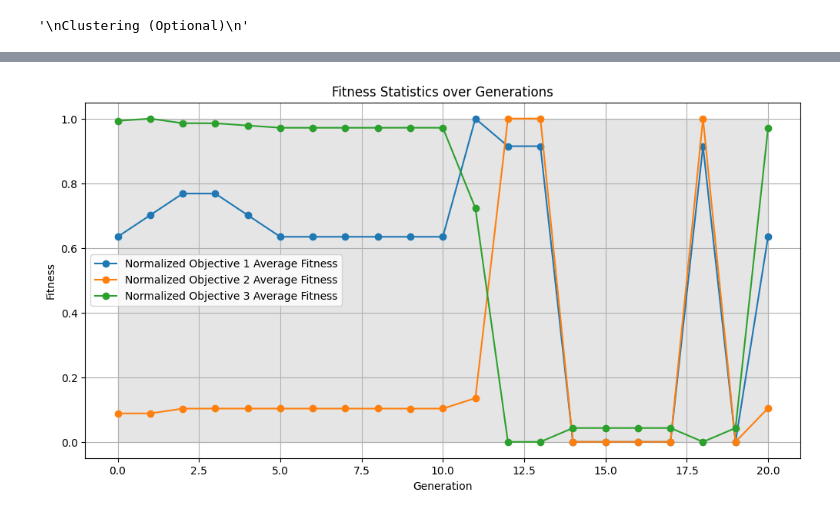
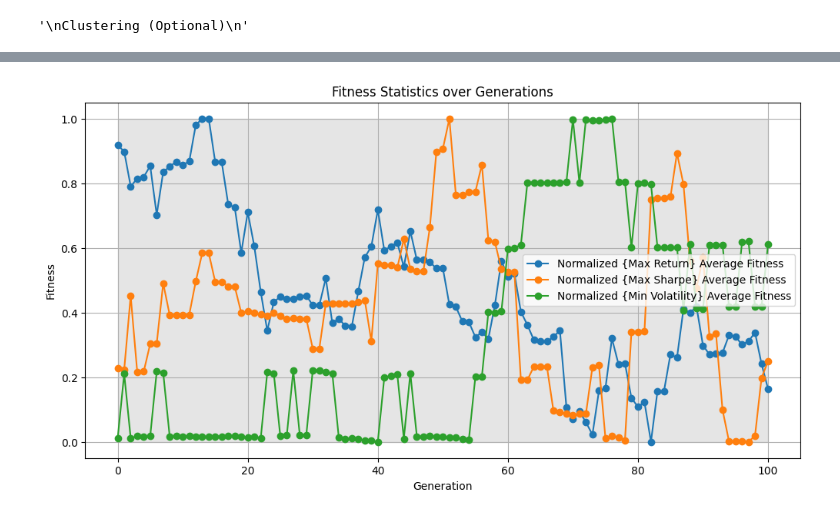
Before and after one commit to jemjemzzZ/Portfolio-Optimization-Research, a Jupyter notebook: Q1/ga_framework.ipynb, the cells around one changed output, grey strips where cells are left out. Saved outputs shown, nothing was run; the diff lists cells and outputs as text; code cells hidden in the pictures.

```diff
--- a/Q1/ga_framework.ipynb
+++ b/Q1/ga_framework.ipynb
@@ -94,5 +96,5 @@ def run_ga(pop_size, num_generations):
     return pop, hof, stats, logbook
 
 # Example run
-population, pareto_front, stats, logbook = run_ga(5, 20)  # 5 individuals, 20 generations
+population, pareto_front, stats, logbook = run_ga(50, 100)  # X individuals, Y generations
 # %% [output]
@@ -121,14 +118,22 @@ print(population)
 # %%
-# Pareto Front
-# Retrieve Weights
-def get_weights(individual):
+"""
+Pareto Front
+"""
+
+# Retrieve Weights/evaluations
+def get_weights_evaluations(individual):
     selected_assets = [asset for asset, include in zip(unique_assets, individual) if include]
     new_weights, evaluation = optimize_portfolio('MVO', selected_assets, asset_index)
-    return new_weights
+    return new_weights, evaluation
 
-# Retrieve and store weights
-individual_weights = {str(ind): get_weights(ind) for ind in pareto_front}
+# Retrieve and store weights/evaluations
+individual_weights = {str(ind): get_weights_evaluations(ind)[0] for ind in pareto_front}
+individual_evaluations = {str(ind): get_weights_evaluations(ind)[1] for ind in pareto_front}
 
-print("Pareto Front")
-for ind in pareto_front:
-    print(f"Individual: {ind}, Weights: {individual_weights[str(ind)]}")
+# Output
+for i, ind in enumerate(pareto_front):
+    print(f"Pareto Front {i}")
+    print(f"Individual: {ind}")
+    print(f"Weights: {individual_weights[str(ind)]}")
+    print(f"Evaluations: {individual_evaluations[str(ind)]}")
+    print("")
@@ -135,36 +158,39 @@ for ind in pareto_front:
 # %%
-# Extracting the statistics
+"""
+Visualization
+"""
+
 # Extracting the statistics
 gen = logbook.select("gen")
 avg_fitness = logbook.select("avg")
 std_fitness = logbook.select("std")
 min_fitness = logbook.select("min")
 max_fitness = logbook.select("max")
 
 # Normalization function
 def normalize(data):
     min_val = np.min(data)
     max_val = np.max(data)
     return (data - min_val) / (max_val - min_val)
 
 # Normalizing the average fitness for each objective
 normalized_avg_fitness = [normalize([fit[i] for fit in avg_fitness]) for i in range(len(avg_fitness[0]))]
 
 # Plotting for multiple objectives
 plt.figure(figsize=(12, 6))
 
-# Loop through each objective
-for i, obj_avg in enumerate(normalized_avg_fitness):
-    # Plot the normalized average fitness for this objective
-    plt.plot(gen, obj_avg, label=f'Normalized Objective {i+1} Average Fitness', marker='o')
+# Each objective (Avg)
+plt.plot(gen, normalized_avg_fitness[0], label=f'Normalized {{Max Return}} Average Fitness', marker='o')
+plt.plot(gen, normalized_avg_fitness[1], label=f'Normalized {{Max Sharpe}} Average Fitness', marker='o')
+plt.plot(gen, normalized_avg_fitness[2], label=f'Normalized {{Min Volatility}} Average Fitness', marker='o')
 
+# Misc
 plt.fill_between(gen, 0, 1, alpha=0.2, color='grey')
-
 plt.title('Fitness Statistics over Generations')
 plt.xlabel('Generation')
 plt.ylabel('Fitness')
 plt.legend()
 plt.grid(True)
 plt.show()
 # %% [output]
-[figure, old version]
+[figure, new version]
```
Also changed, not shown: parts of 5 cells of this notebook, 3 other files.
